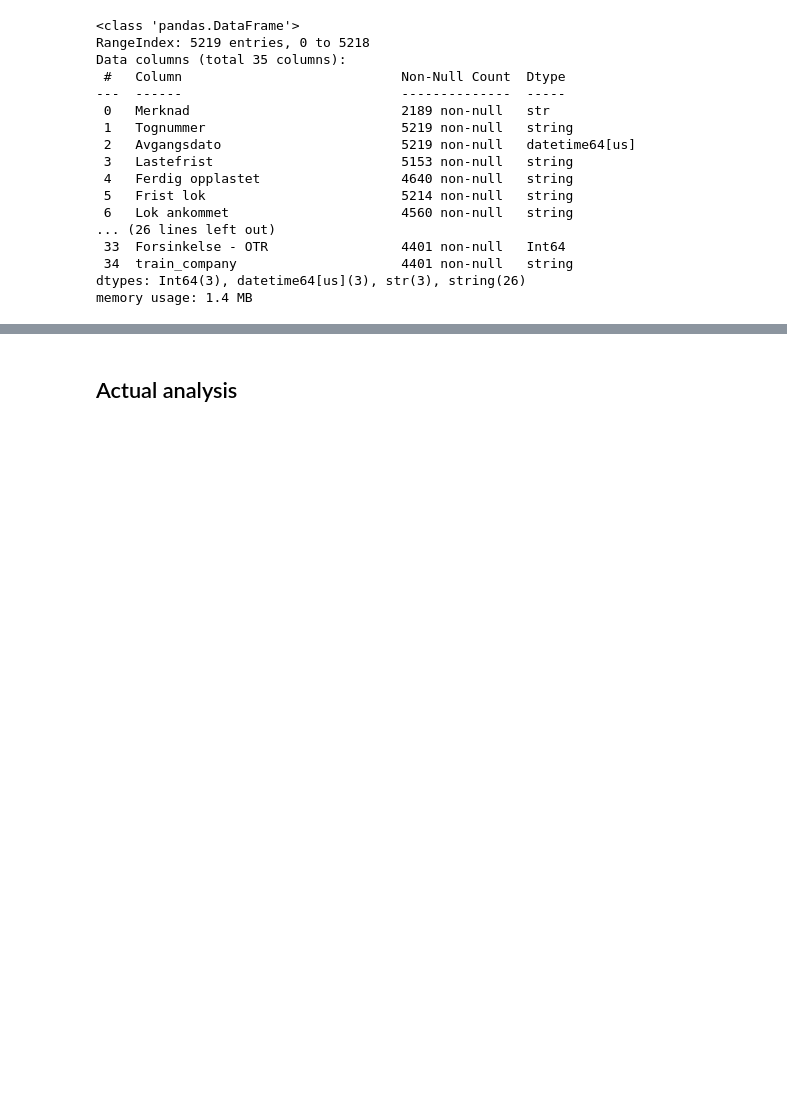
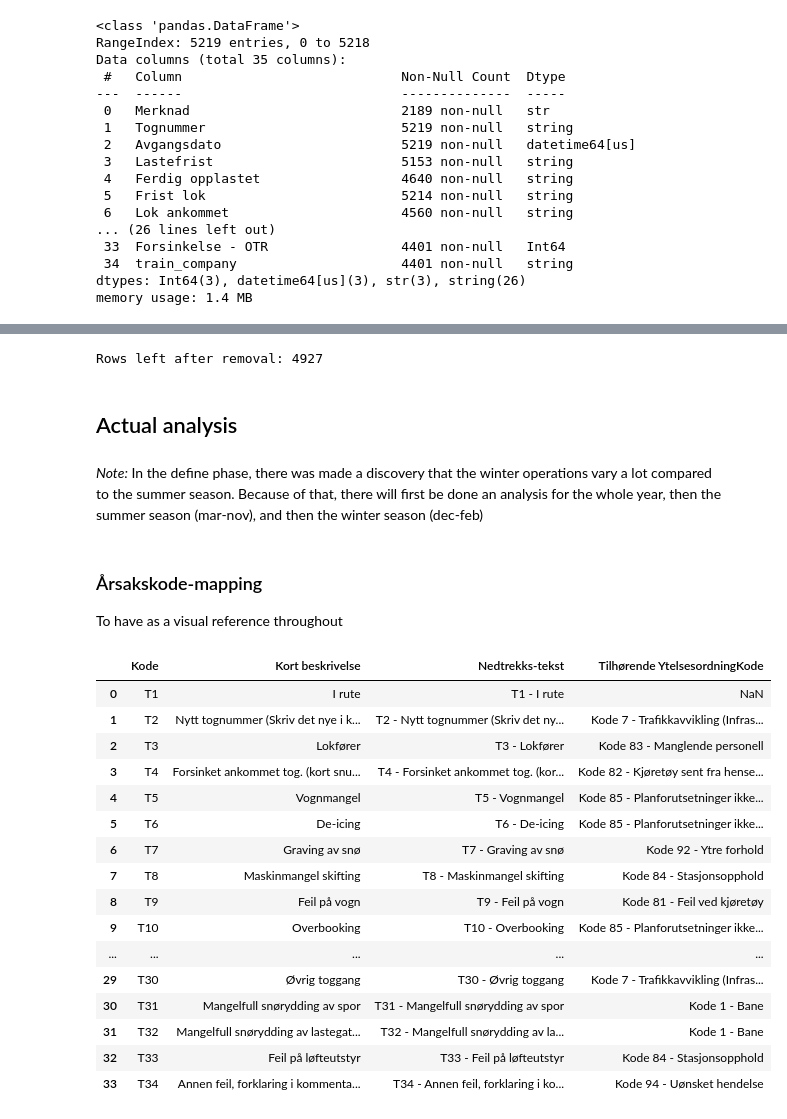
Before and after one commit to KriStrom/masteroppgave26SixSigmaDataanalyse, a Jupyter notebook: 02_analyze_phase/analysis.ipynb, the cells around one changed output, grey strips where cells are left out. Cells and saved outputs as stored; diff of their text form; code cells hidden in the pictures; blank space fills up the shorter version.

```diff
--- a/02_analyze_phase/analysis.ipynb
+++ b/02_analyze_phase/analysis.ipynb
@@ -69,2 +127,42 @@ memory usage: 1.4 MB
+# %%
+# --------------------------------------------------
+# Discard overnight records from the main dataframe
+# --------------------------------------------------
+overnight_logg_ids = df_overnight_departures["LoggTogID"].dropna().unique()
+
+mask = ~df["LoggTogID"].isin(overnight_logg_ids)
+
+df = df.loc[mask].copy().reset_index(drop=True)
+
+print("Rows left after removal:", len(df))
+# %% [output]
+Rows left after removal: 4927
 # %% [markdown]
 ## Actual analysis
+# %% [markdown]
+*Note:* In the define phase, there was made a discovery that the winter operations vary a lot compared to the summer season. Because of that, there will first be done an analysis for the whole year, then the summer season (mar-nov), and then the winter season (dec-feb)
+# %% [markdown]
+### Årsakskode-mapping
+To have as a visual reference throughout
+# %%
+df_aarsakskodeliste = pd.read_csv("../data/Årsakskodelister (IKKE REDIGER!.csv", sep=";", encoding="utf-8-sig")
+
+df_aarsakskodeliste
+# %% [output]
+|  | Kode | Kort beskrivelse | Nedtrekks-tekst | Tilhørende YtelsesordningKode |
+| 0 | T1 | I rute | T1 - I rute | NaN |
+| 1 | T2 | Nytt tognummer (Skriv det nye i k... | T2 - Nytt tognummer (Skriv det ny... | Kode 7 - Trafikkavvikling (Infras... |
+| 2 | T3 | Lokfører | T3 - Lokfører | Kode 83 - Manglende personell |
+| 3 | T4 | Forsinket ankommet tog. (kort snu... | T4 - Forsinket ankommet tog. (kor... | Kode 82 - Kjøretøy sent fra hense... |
+| 4 | T5 | Vognmangel | T5 - Vognmangel | Kode 85 - Planforutsetninger ikke... |
+| 5 | T6 | De-icing | T6 - De-icing | Kode 85 - Planforutsetninger ikke... |
+| 6 | T7 | Graving av snø | T7 - Graving av snø | Kode 92 - Ytre forhold |
+| 7 | T8 | Maskinmangel skifting | T8 - Maskinmangel skifting | Kode 84 - Stasjonsopphold |
+| 8 | T9 | Feil på vogn | T9 - Feil på vogn | Kode 81 - Feil ved kjøretøy |
+| 9 | T10 | Overbooking | T10 - Overbooking | Kode 85 - Planforutsetninger ikke... |
+| ... | ... | ... | ... | ... |
+| 29 | T30 | Øvrig toggang | T30 - Øvrig toggang | Kode 7 - Trafikkavvikling (Infras... |
+| 30 | T31 | Mangelfull snørydding av spor | T31 - Mangelfull snørydding av spor | Kode 1 - Bane |
+| 31 | T32 | Mangelfull snørydding av lastegat... | T32 - Mangelfull snørydding av la... | Kode 1 - Bane |
+| 32 | T33 | Feil på løfteutstyr | T33 - Feil på løfteutstyr | Kode 84 - Stasjonsopphold |
+| 33 | T34 | Annen feil, forklaring i kommenta... | T34 - Annen feil, forklaring i ko... | Kode 94 - Uønsket hendelse |
```
Also changed, not shown: parts of 10 cells of this notebook.
